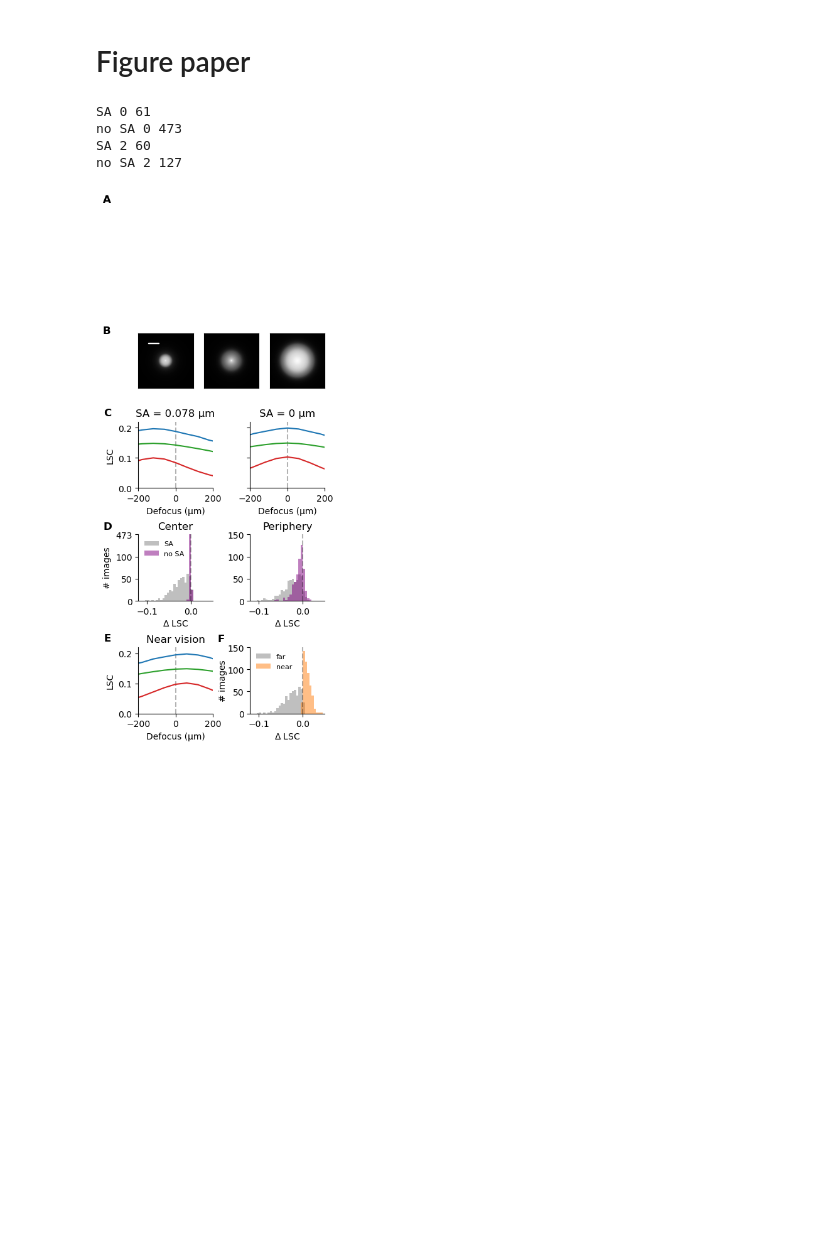
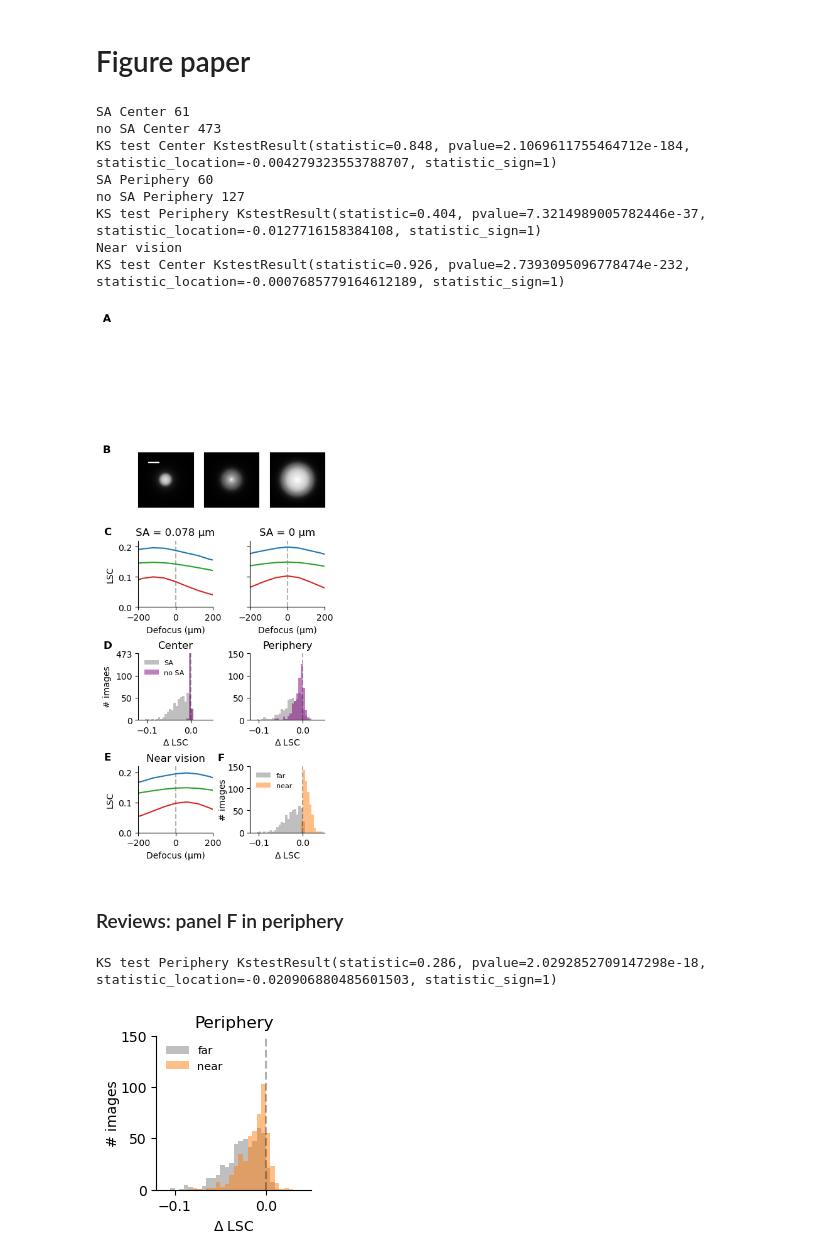
Before and after one commit to sagoethals/Defocus_detection_2024, a Jupyter notebook: Figure_6.ipynb, the cells around one changed output. Cells and saved outputs as stored; diff of their text form; code cells hidden in the pictures; blank space fills up the shorter version.

```diff
--- a/Figure_6.ipynb
+++ b/Figure_6.ipynb
@@ -241,10 +240,12 @@ for iEcc in [0,2]:
     ax.axvline(0, color='k',ls='--',alpha=0.3)
     # Normal SA
     ax.hist(delta_contrast[:,4,iEcc], bins=bins, color='grey', alpha=0.5, label = 'SA') #, color=colors[int(iEcc/2)])
-    print ('SA', iEcc, max(np.histogram(np.array(delta_contrast[:,4,iEcc]), bins=bins)[0]))
+    print ('SA', retina_ecc[int(iEcc/2)], max(np.histogram(np.array(delta_contrast[:,4,iEcc]), bins=bins)[0]))
     # No SA
     ax.hist(delta_contrast[:,0,iEcc], bins=bins, color='purple', alpha=0.5, label = 'no SA')
-    print ('no SA', iEcc, max(np.histogram(np.array(delta_contrast[:,0,iEcc]), bins=bins)[0]))
+    print ('no SA', retina_ecc[int(iEcc/2)], max(np.histogram(np.array(delta_contrast[:,0,iEcc]), bins=bins)[0]))
+    # KS test
+    print ('KS test', retina_ecc[int(iEcc/2)], stats.kstest(delta_contrast[:,4,iEcc], delta_contrast[:,0,iEcc]))
     ax.set_xlabel('$\Delta$ LSC')
     ax.set_xlim(-0.12,0.05)
     ax.set_ylim(0, 150)
@@ -259,6 +260,8 @@ for iEcc in [0,2]:
         ax.legend(frameon=False, fontsize=8, loc = 'upper left')
 
 ### Near vision
+
+print ('Near vision')
 
 iPup = 1
 iEcc = 0
@@ -287,6 +290,8 @@ ax.axvline(0, color='k',ls='--',alpha=0.3)
 ax.hist(delta_contrast[:,iSA,iEcc], bins=bins, color='grey', alpha=0.5, label = 'far')
 # near vision
 ax.hist(delta_contrast_nv[:,iSA,iProx,iEcc], bins=bins, color='C1', alpha=0.5, label = 'near') #, color=colors[int(iEcc/2)])
+# KS test
+print ('KS test', retina_ecc[int(iEcc/2)], stats.kstest(delta_contrast[:,iSA,iEcc], delta_contrast_nv[:,iSA,iProx,iEcc]))
 ax.set_xlabel('$\Delta$ LSC')
 ax.set_xlim(-0.12,0.05)
 ax.set_ylim(0, 150)
@@ -302,8 +307,58 @@ plt.show()
 fsave = 'T:/Documents/Papier defocus/figures/papier/'
 # fig.savefig(fsave + 'Fig6_raw.png', format='png', dpi=300, bbox_inches='tight')
 # %% [output]
-SA 0 61
-no SA 0 473
-SA 2 60
-no SA 2 127
+SA Center 61
+no SA Center 473
+KS test Center KstestResult(statistic=0.848, pvalue=2.1069611755464712e-184, statistic_location=-0.004279323553788707, statistic_sign=1)
+SA Periphery 60
+no SA Periphery 127
+KS test Periphery KstestResult(statistic=0.404, pvalue=7.3214989005782446e-37, statistic_location=-0.0127716158384108, statistic_sign=1)
+Near vision
+KS test Center KstestResult(statistic=0.926, pvalue=2.7393095096778474e-232, statistic_location=-0.0007685779164612189, statistic_sign=1)
 [figure]
+# %% [markdown]
+### Reviews: panel F in periphery
+# %%
+cols = ['C0','C1','C2','C3']
+colors_sa = ['grey', 'lightgrey']
+retina_ecc = ['Center', 'Periphery']
+
+iCen = 0
+idx_ref = 0
+
+true_eye_SAs = [0.0, 0.078]
+
+fig = plt.figure(figsize=(2,2))
+GS = fig.add_gridspec(1, 1)
+
+### Near vision
+
+iPup = 1
+iEcc = 2
+iSA = 4
+iProx = 0
+
+ax = fig.add_subplot(GS[0])
+ax.axvline(0, color='k',ls='--',alpha=0.3)
+# far vision
+ax.hist(delta_contrast[:,iSA,iEcc], bins=bins, color='grey', alpha=0.5, label = 'far')
+# near vision
+ax.hist(delta_contrast_nv[:,iSA,iProx,iEcc], bins=bins, color='C1', alpha=0.5, label = 'near') #, color=colors[int(iEcc/2)])
+print ('KS test', retina_ecc[int(iEcc/2)], stats.kstest(delta_contrast[:,iSA,iEcc], delta_contrast_nv[:,iSA,iProx,iEcc]))
+ax.set_xlabel('$\Delta$ LSC')
+ax.set_xlim(-0.12,0.05)
+ax.set_ylim(0, 150)
+ax.spines['top'].set_visible(False)
+ax.spines['right'].set_visible(False)
+ax.set_ylabel('# images', labelpad=0)
+ax.legend(frameon=False, fontsize=8, loc = 'upper left')
+ax.set_title('Periphery')
+
+# plt.tight_layout()
+plt.show()
+
+fsave = 'T:/Documents/Papier defocus/figures/papier/'
+# fig.savefig(fsave + 'Supp_fig_NV.png', format='png', dpi=300, bbox_inches='tight')
+# %% [output]
+KS test Periphery KstestResult(statistic=0.286, pvalue=2.0292852709147298e-18, statistic_location=-0.020906880485601503, statistic_sign=1)
+[figure, added]
```
Also changed, not shown: parts of 2 cells of this notebook, 2 other files.
